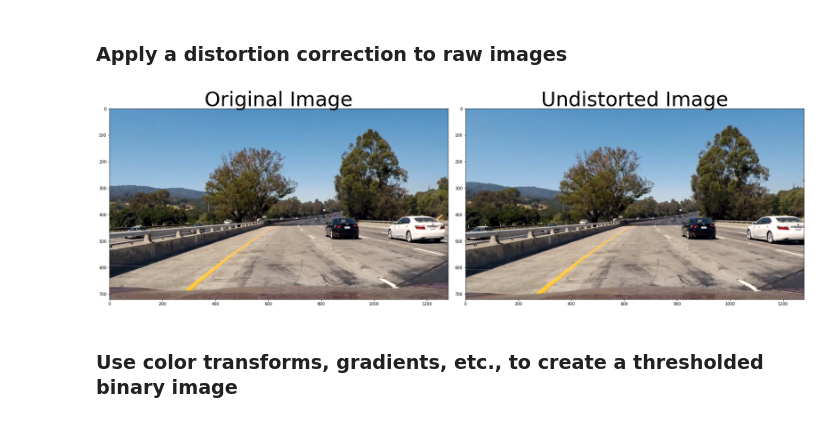
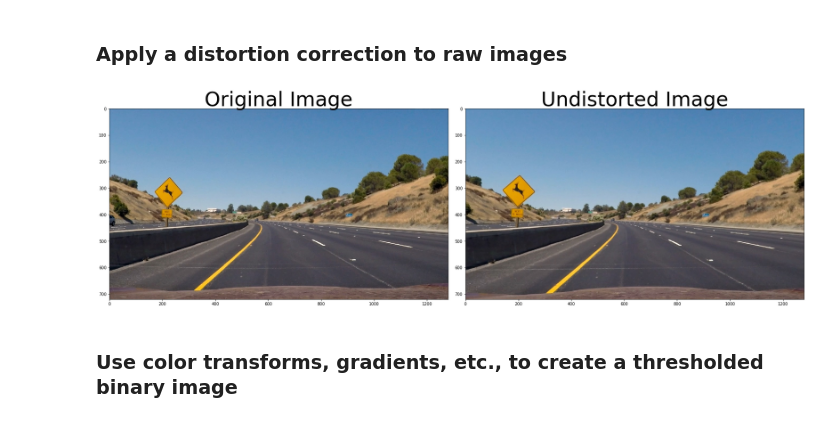
Before and after one commit to ozdemre/SDC-NanoDegree-Project2-Advanced-Lane-Finding, a Jupyter notebook: P4_ALF.ipynb, the cells around one changed output. Cells and saved outputs as stored; diff of their text form; code cells hidden in the pictures.

```diff
--- a/P4_ALF.ipynb
+++ b/P4_ALF.ipynb
@@ -71,27 +69,27 @@ True
 ### Apply a distortion correction to raw images
 # %%
 # Example of undistortion on test images
-img = cv2.imread('test_images/test1.jpg') #TODO: try and save
+img = cv2.imread('test_images/test2.jpg') #TODO: try and save
 img = cv2.cvtColor(img, cv2.COLOR_BGR2RGB) #imread reads in BGR
 
 undistorted = cv2.undistort(img, mtx, dist, None, mtx)
 
 undistorted_save = cv2.cvtColor(undistorted, cv2.COLOR_RGB2BGR) #imwrite saves in BGR
-cv2.imwrite('undistorted_images/test1.jpg',undistorted_save)
+cv2.imwrite('undistorted_images/test2.jpg',undistorted_save)
 
 #Plot the difference
 f, (ax1, ax2) = plt.subplots(1, 2, figsize=(24, 9))
 f.tight_layout()
 ax1.imshow(img)
 ax1.set_title('Original Image', fontsize=50)
 ax2.imshow(undistorted)
 ax2.set_title('Undistorted Image', fontsize=50)
 plt.subplots_adjust(left=0., right=1, top=0.9, bottom=0.)
 
 #img --> RGB
 #undistorted -->RGB
 # %% [output]
-[figure, old version]
+[figure, new version]
 # %% [markdown]
 ### Use color transforms, gradients, etc., to create a thresholded binary image
 # %%
```
Also changed, not shown: parts of 11 cells of this notebook, 1 other file.
